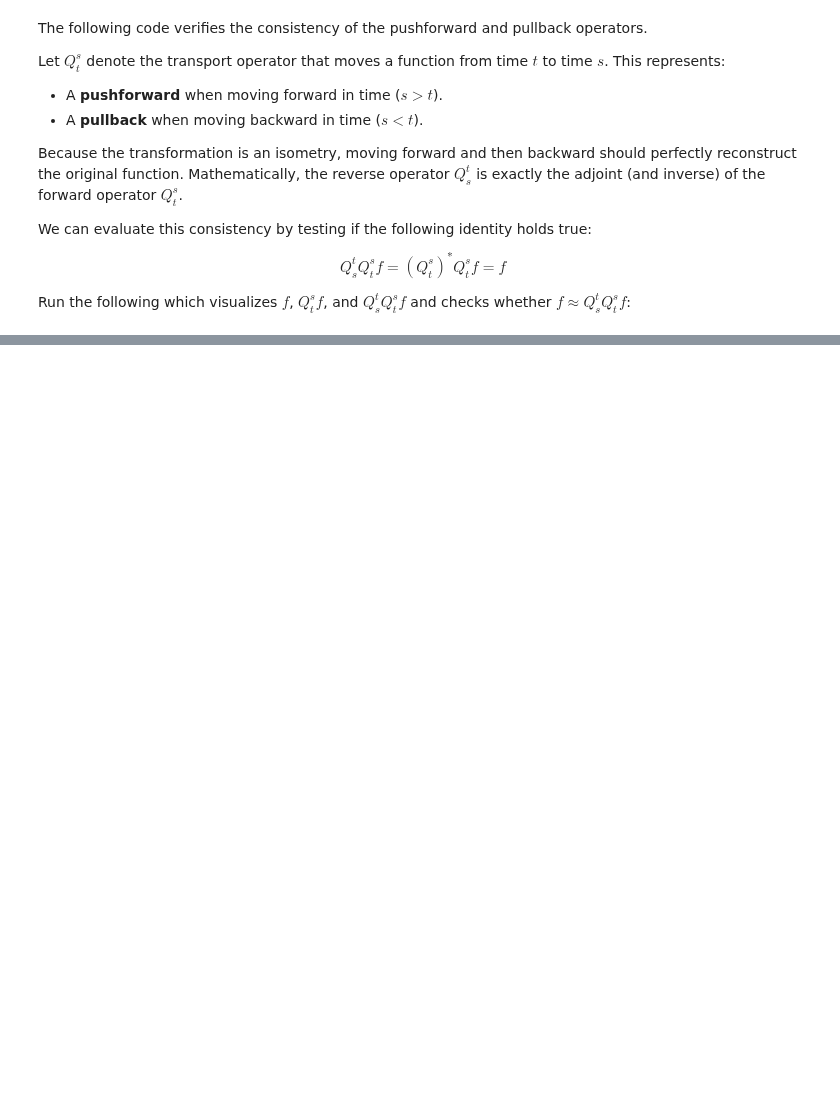
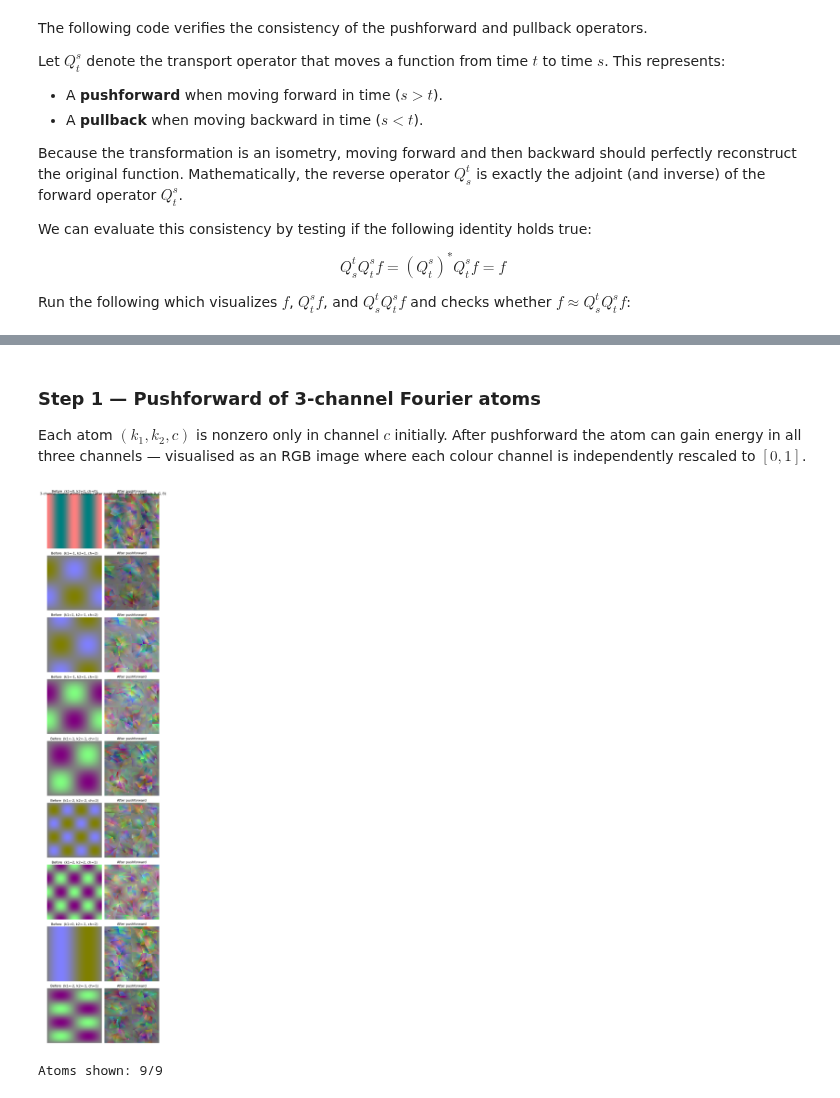
Before and after one commit to HamidrezaKmK/Learning-ONBs, a Jupyter notebook: notebooks/isometries/eulerian_transform.ipynb, the cells around one changed output, grey strips where cells are left out. Cells and saved outputs as stored; diff of their text form; code cells hidden in the pictures; blank space fills up the shorter version.

```diff
--- a/notebooks/isometries/eulerian_transform.ipynb
+++ b/notebooks/isometries/eulerian_transform.ipynb
@@ -330,0 +324,58 @@ ValueError: Spatial dimension N (5625) must be exactly divisible by sub_size (32
+# %% [markdown]
+### Step 1 — Pushforward of 3-channel Fourier atoms
+
+Each atom $(k_1, k_2, c)$ is nonzero only in channel $c$ initially.  After pushforward the atom can gain energy in all three channels — visualised as an RGB image where each colour channel is independently rescaled to $[0,1]$.
+# %%
+%autoreload 2
+from infidictionary.dictionaries import FourierDictionary
+from infidictionary.domain_samplers import SquareSampler
+
+fourier_basis_3ch = FourierDictionary(domain_dim=2, num_channels=3, p=0.1)
+# 3-channel atoms: indices are (k1, k2, channel)
+indices_3ch = fourier_basis_3ch.get_truncated_indices(3).to(device)  # (A, 3)
+torch.manual_seed(42)
+indices_3ch = indices_3ch[torch.randperm(indices_3ch.shape[0])[:9]]  # get a subset of size 9 for visualization
+
+N_per_dim_3ch = 64
+coords_3ch = SquareSampler(stratified=True, add_noise=False).sample(N_per_dim_3ch).to(device)          # (N, 2)
+atoms_3ch   = fourier_basis_3ch.get_atoms(coords_3ch, indices_3ch)     # (A, N, 3)
+
+isometry_3ch.shuffle_model_state(20)
+_, _, atoms_3ch_pushed = isometry_3ch.pushforward(
+    coords_3ch,
+    torch.zeros(coords_3ch.shape[0], device=device),
+    atoms_3ch,
+    start_time=0.0,
+    end_time=1.0,
+)  # (A, N, 3)
+
+# ── Display as RGB images on the regular grid ──────────────────────────────
+# Reshape to (A, N_per_dim, N_per_dim, 3) — SquareSampler(stratified, no noise) gives row-major grid
+def to_rgb_image(field_N3, N):
+    """field_N3: (N, 3) → (N_h, N_w, 3) uint8, each channel independently normalised to [0,1]."""
+    img = field_N3.detach().cpu().float().reshape(N, N, 3)
+    lo = img.amin(dim=(0, 1, 2), keepdim=True)
+    hi = img.amax(dim=(0, 1, 2), keepdim=True)
+    img = (img - lo) / (hi - lo + 1e-8)
+    return img.numpy()
+
+A = atoms_3ch.shape[0]
+n_show = min(A, 9)
+fig, axes = plt.subplots(n_show, 2, figsize=(6, 3.2 * n_show))
+for i in range(n_show):
+    axes[i, 0].imshow(to_rgb_image(atoms_3ch[i], N_per_dim_3ch), origin='lower')
+    k1, k2, ch = indices_3ch[i].tolist()
+    axes[i, 0].set_title(f'Before  (k1={k1}, k2={k2}, ch={ch})')
+    axes[i, 0].axis('off')
+
+    axes[i, 1].imshow(to_rgb_image(atoms_3ch_pushed[i], N_per_dim_3ch), origin='lower')
+    axes[i, 1].set_title(f'After pushforward')
+    axes[i, 1].axis('off')
+
+plt.suptitle('3-channel Fourier atoms before / after pushforward (RGB = channels R, G, B)')
+plt.tight_layout()
+plt.show()
+print(f"Atoms shown: {n_show}/{A}")
+# %% [output]
+[figure, added]
+Atoms shown: 9/9
```
Also changed, not shown: parts of 14 cells of this notebook, 7 other files.
